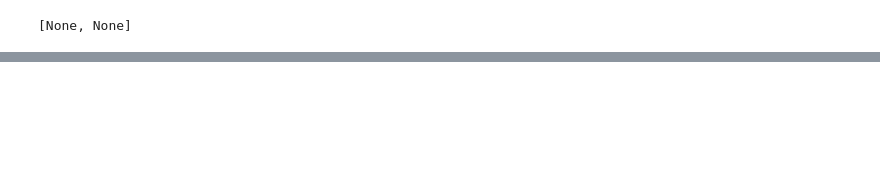
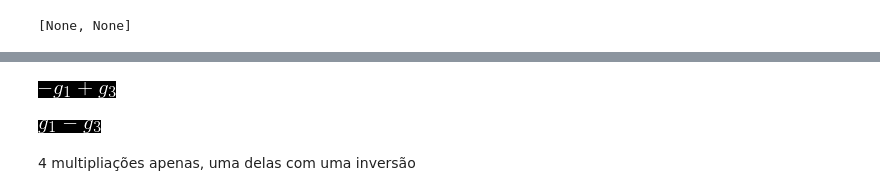
Before and after one commit to tarsioonofrio/fast-convolution-rtl, a Jupyter notebook: blahut6.3iterated4x4.ipynb, the cells around one changed output, grey strips where cells are left out. Drawn from its saved outputs; the diff is of its cells as text; code cells hidden in the pictures; blank space fills up the shorter version.

```diff
--- a/blahut6.3iterated4x4.ipynb
+++ b/blahut6.3iterated4x4.ipynb
@@ -236,3 +239,14 @@ $\displaystyle \left[\begin{matrix}\frac{g_{0}}{2} + \frac{g_{2}}{2} & \frac{g_{
+# %%
+gt = - gi[1] + gi[3]
+gt
+# %% [output]
+[figure, added]
+# %%
+gt * -1
+# %% [output]
+[figure, added]
+# %% [markdown]
+4 multipliações apenas, uma delas com uma inversão
 # %%
 gg_mtx.shape
 # %% [output]
```
Also changed, not shown: parts of 41 cells of this notebook, 3 other files.
